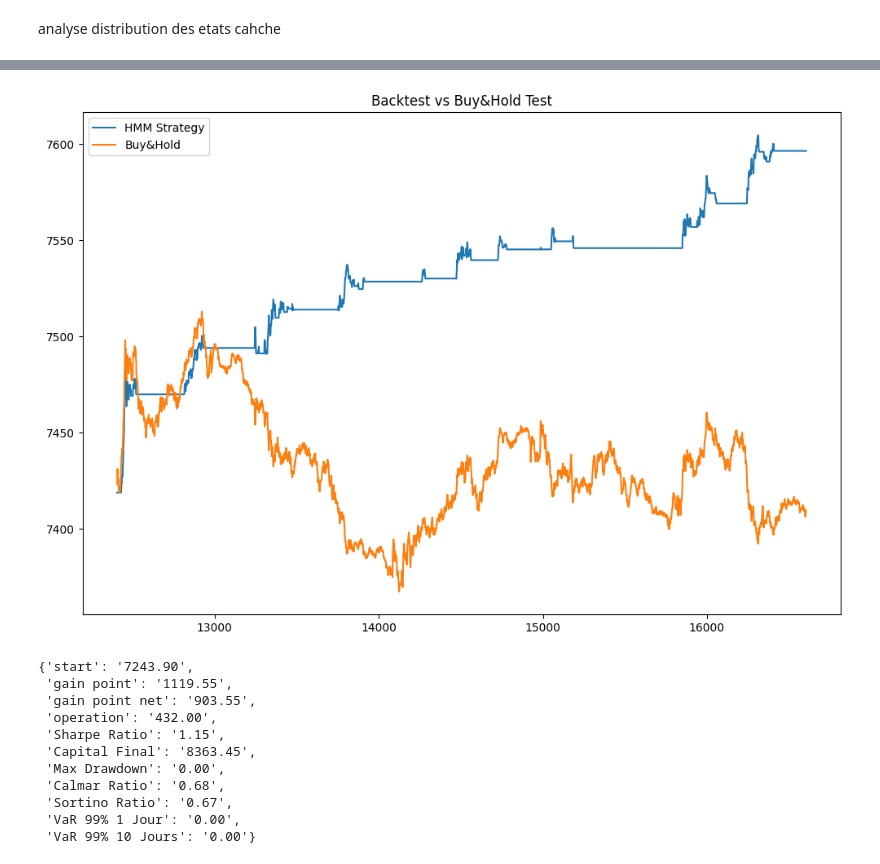
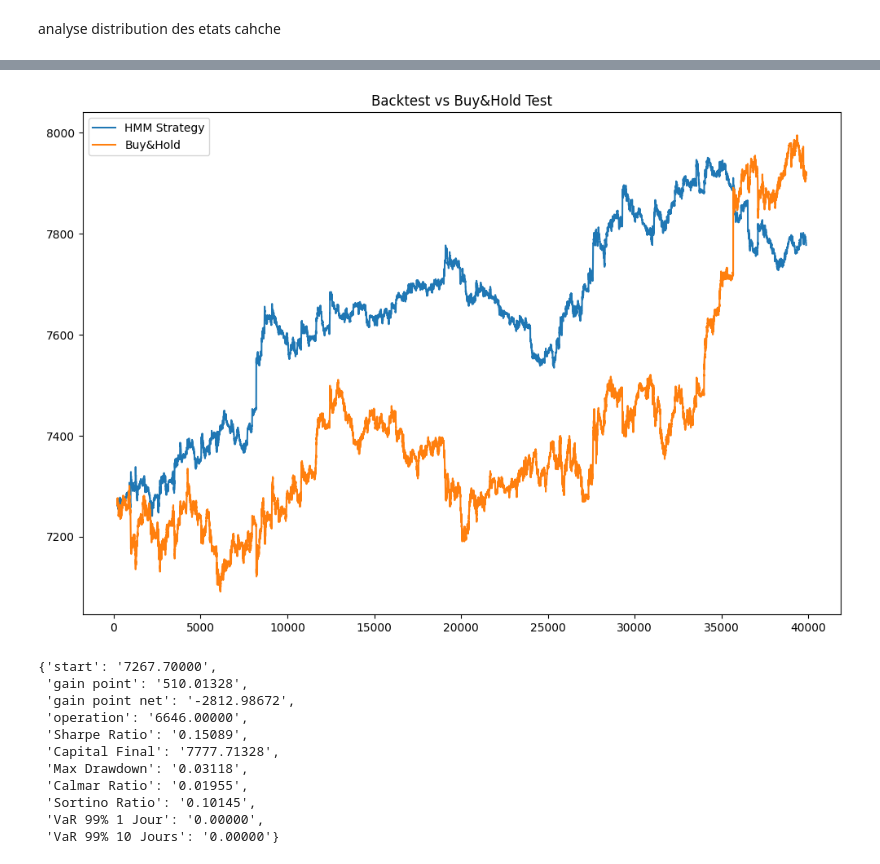
Before and after one commit to benkemt/IgTools, a Jupyter notebook: IgPlotly/ExtractIgData.ipynb, the cells around one changed output, grey strips where cells are left out. Saved outputs shown, nothing was run; the diff lists cells and outputs as text; code cells hidden in the pictures.

```diff
--- a/IgPlotly/ExtractIgData.ipynb
+++ b/IgPlotly/ExtractIgData.ipynb
@@ -1,16 +1,21 @@
 # %%
 import os
+import numpy as np
+from MyKalmanFilter import MyKalmanFilter
 from datetime import datetime
 import plotly.graph_objects as go
 from plotly.subplots import make_subplots
 import matplotlib.pyplot as plt
 import seaborn as sns
 import pandas as pd
-import numpy as np
+
 from talib import  BBANDS, ROC, EMA, MACD
 from hmmlearn.hmm import GaussianHMM
 from pykalman import KalmanFilter
 from scipy.stats import johnsonsu, skew, kurtosis
+from arch import arch_model
+
+
 #from datetime import datetime
 
 data_dir = 'data'
@@ -49,7 +54,8 @@ df_org.dropna(subset=['closedprices', 'highPrices', 'lowPrices', 'openPrices'],
 # Compute olhc4
 df_org['olhc4'] = (df_org['closedprices'] + df_org['highPrices'] + df_org['lowPrices'] + df_org['openPrices']) / 4
 # Compute log returns
-df_org['log_returns'] = np.log(df_org['olhc4'] / df_org['olhc4'].shift(1))
+df_org['log_returns'] = np.log(df_org['closedprices'] / df_org['closedprices'].shift(1))
+df_org['returns'] = df_org['closedprices'] / df_org['closedprices'].shift(1)
 df_org['forward_returns'] = df_org['log_returns'].shift(-1)
 df_org['momentum'] = np.log(df_org['closedprices']/df_org['closedprices'].shift(20))
 
@@ -155,7 +177,7 @@ df_org['olhc4_filter2'] = olhc4_filter2
 np.random.seed(51) # 3 avec seed 51 ['log_returns',"kstlt", "kstmt"   ]
 df_org.dropna( inplace=True) # = df_org[["SnapshotTime", "Date", "log_returns", "kstlt", "kstmt", 'kstmtup' "olhc4", "momentum"]].dropna()
 
-features = ['log_returns',"kstlt", "kstmt"   ]  # '',  , "kstlt", "kstmt"
+features = ['log_returns', "kstmt"  ]  # '',  , "kstlt", "kstmt" , "upreturn", "lowreturn"
 
 print(df_org.shape[0])
 hmm_model = GaussianHMM(n_components=3, covariance_type="full", n_iter=1000, tol=1, algorithm='map')
@@ -185,16 +296,24 @@ df_org['state']=hmm_model.predict(np.array(df_org[features]))
 #if df_org['state'] == 2 and df_org['state'].shift(1) !=  2:
 df_org['position'] = 0
 # Set 'position' to 1 where 'state' is 2
-df_org.loc[  (df_org['state'] == 1) & (df_org['olhc4_filter'] < df_org['olhc4_filter2']), 'position'] = 1 #
-df_org.loc[  (df_org['state'] == 2) & (df_org['olhc4_filter'] > df_org['olhc4_filter2']), 'position'] = 2 #
+df_org.loc[  (df_org['state'] == 0) , 'position'] = 1 # & (df_org['olhc4_filter'] < df_org['olhc4_filter2'])
+df_org.loc[  (df_org['state'] == 2) , 'position'] = 2 # & (df_org['olhc4_filter'] > df_org['olhc4_filter2'])
+
+# Define the cutoff time
+cutoff_time = pd.to_datetime('18:00:00').time()
+
+#conditions = [
+#    (df_org['state'] == 1), # | (df_org['SnapshotTime'].dt.time >= cutoff_time)
+#    (df_org['state'] == 0 )   , #buy   &  (df_org['olhc4_filter'] < df_org['olhc4_filter2'])  & (df_org['SnapshotTime'].dt.time < cutoff_time)
+#    (df_org['state'] == 2 )   #sell  &  (df_org['olhc4_filter'] > df_org['olhc4_filter2']) & (df_org['SnapshotTime'].dt.time < cutoff_time)
+#]
 
 
 conditions = [
-    df_org['state'] == 1,
-    (df_org['state'] == 2) &  (df_org['olhc4_filter'] < df_org['olhc4_filter2']), #buy
-    (df_org['state'] == 0) &  (df_org['olhc4_filter'] > df_org['olhc4_filter2'])  #sell
+    df_org['kstmt_filter'] == df_org['kstmt_filter'].shift(1),
+    (df_org['kstmt_filter'] > df_org['kstmt_filter'].shift(1)) & (df_org['kstlt'] >0),
+    (df_org['kstmt_filter'] < df_org['kstmt_filter'].shift(1)) & (df_org['kstlt'] < 0),
 ]
-
 
 #conditions = [
 #    df_org['state'] == 0,
@@ -219,5 +338,12 @@ df_org['fee'] = np.where(df_org['signal'] != df_org['shifted_signal'], fee, 0)
 df_org['backtest'] = df_org['forward_returns'] * df_org['signal'] - df_org['fee']
 df_org['operation'] = np.where(df_org['signal'] != df_org['shifted_signal'], 1, 0)
 
+#df_org['kstlt_covariance'] = df_org['kstmt'].rolling(window=10).cov(df_org['olhc4_filter']) #.diff()*100
+#df_org['kstlt_covariance'] = df_org['kstmt'].rolling(window=10).cov(df_org['olhc4_filter2']) #.diff()*100
+#df_org['kstlt_covariance'] = df_org['kstlt'].rolling(window=10).cov(df_org['olhc4_filter']) #.diff()*100
+#df_org['kstlt_covariance'] = df_org['kstlt'].rolling(window=10).cov(df_org['olhc4_filter2']) #.diff()*100
+df_org['kstlt_covariance'] = df_org['low'].rolling(window=10).cov(df_org['olhc4_filter2']) #.diff()*100
+
+df_org['rolling_std'] = df_org['closedprices'].rolling(window=10).std()
 
 df_test= df_org.loc[df_org['Date'] > split_date]
@@ -511,13 +697,13 @@ plt.show()
 # %%
 plt.figure(figsize=(12, 8))
 plt.title('Backtest vs Buy&Hold Test')
-plt.plot(np.exp(df_test['backtest'].mul(1)).cumprod().mul(df_test['closedprices'].iloc[0]), label='HMM Strategy')
-plt.plot(np.exp(df_test['forward_returns'].mul(1)).cumprod().mul(df_test['closedprices'].iloc[0]), label='Buy&Hold')
+plt.plot(np.exp(df_org['backtest'].mul(1)).cumprod().mul(df_org['closedprices'].iloc[0]), label='HMM Strategy')
+plt.plot(np.exp(df_org['forward_returns'].mul(1)).cumprod().mul(df_org['closedprices'].iloc[0]), label='Buy&Hold')
 plt.legend()
 #plt.savefig('backtest_vs_B&H.png', dpi=300)
 plt.show()
 # %% [output]
-[figure, old version]
+[figure, new version]
 # %%
 def calculer_metrics_portefeuille(resampled_returns, capital, operation, spread):
     # Calcul des paramètres annuels
@@ -537,7 +723,7 @@ def calculer_metrics_portefeuille(resampled_returns, capital, operation, spread)
     calmar = mu / max_dd
 
     # Volatilité des rendements négatifs
-    sigma_neg = np.sqrt(np.mean(resampled_returns[resampled_returns < 0].pow(2))) * np.sqrt(356)
+    sigma_neg = np.sqrt(np.mean(resampled_returns[resampled_returns < 0].pow(2))) * np.sqrt(356) #252 356
 
     # Ratio de Sortino
     sortino = mu / sigma_neg
@@ -568,22 +754,22 @@ def calculer_metrics_portefeuille(resampled_returns, capital, operation, spread)
     }
 
     # Formater et retourner les résultats
-    return {k: f"{v:.2f}" for k, v in resultats.items()}
+    return {k: f"{v:.5f}" for k, v in resultats.items()}
 
 calculer_metrics_portefeuille(df_org['backtest'], df_org['closedprices'].iloc[0], df_org['operation'].sum(), 0.5)
 
 
 #print( df_org['operation'].sum())
 # %% [output]
-{'start': '7243.90',
- 'gain point': '1119.55',
- 'gain point net': '903.55',
- 'operation': '432.00',
- 'Sharpe Ratio': '1.15',
- 'Capital Final': '8363.45',
- 'Max Drawdown': '0.00',
- 'Calmar Ratio': '0.68',
- 'Sortino Ratio': '0.67',
- 'VaR 99% 1 Jour': '0.00',
- 'VaR 99% 10 Jours': '0.00'}
+{'start': '7267.70000',
+ 'gain point': '510.01328',
+ 'gain point net': '-2812.98672',
+ 'operation': '6646.00000',
+ 'Sharpe Ratio': '0.15089',
+ 'Capital Final': '7777.71328',
+ 'Max Drawdown': '0.03118',
+ 'Calmar Ratio': '0.01955',
+ 'Sortino Ratio': '0.10145',
+ 'VaR 99% 1 Jour': '0.00000',
+ 'VaR 99% 10 Jours': '0.00000'}
 # %%
```
Also changed, not shown: parts of 23 cells of this notebook, 10 other files.
